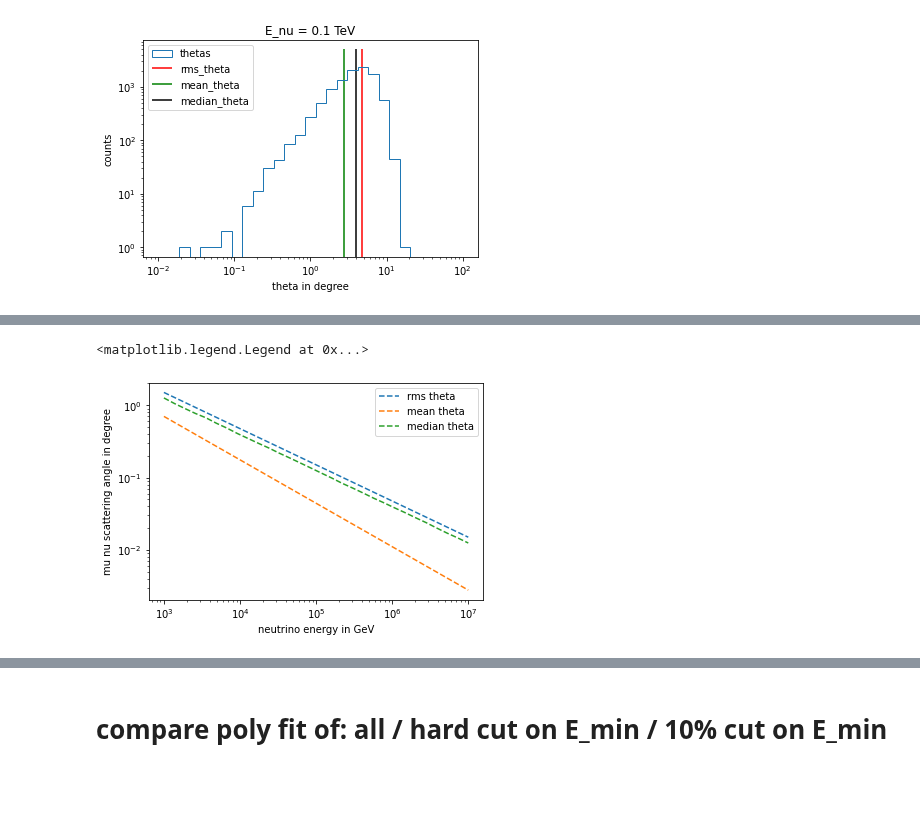
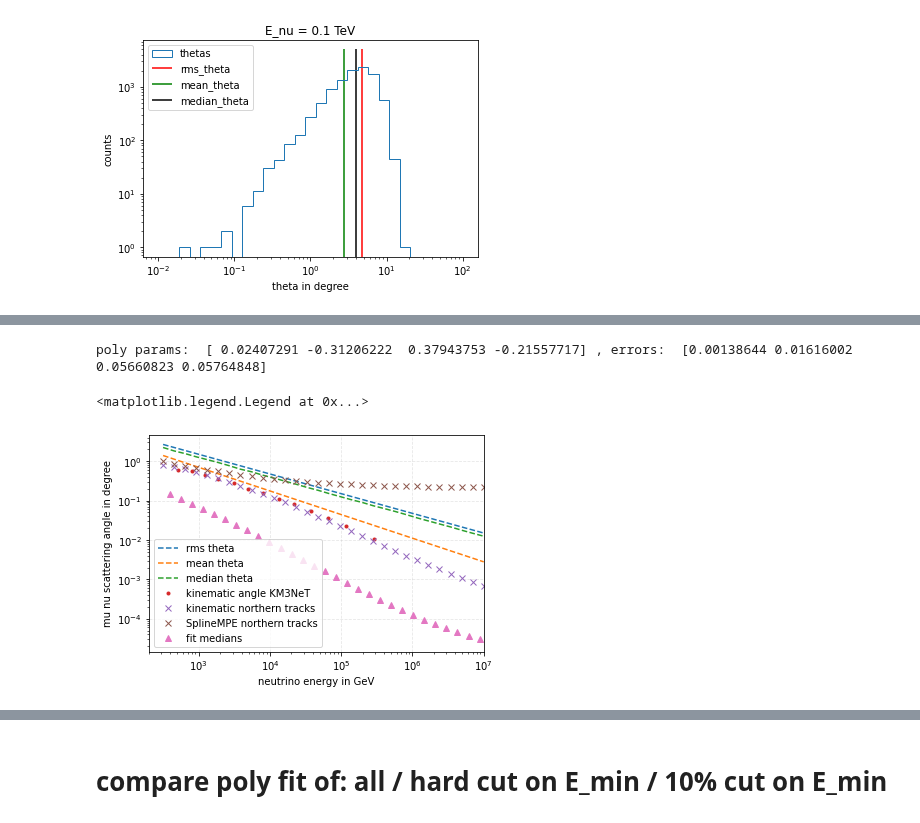
Before and after one commit to pascalgutjahr/muon-deflection-paper, a Jupyter notebook: deflection/total_defl_combined_moliere.ipynb, the cells around one changed output, grey strips where cells are left out. Drawn from its saved outputs; the diff is of its cells as text; code cells hidden in the pictures; blank space fills up the shorter version.

Commit message:
check angular

```diff
--- a/deflection/total_defl_combined_moliere.ipynb
+++ b/deflection/total_defl_combined_moliere.ipynb
@@ -1034,21 +1075,59 @@ Text(0.5, 1.0, 'E_nu = 0.1 TeV')
 # %%
-E_nus = np.logspace(0, 4, 30)
+E_nus = np.logspace(-0.5, 4, 30) # in TeV
 rms_thetas = [get_mu_nu_rms_theta(E_nu) for E_nu in E_nus]
 mean_thetas = [get_mean_theta(E_nu) for E_nu in E_nus]
 median_thetas = []
 n_events = 10000
 for E_nu in tqdm(E_nus):
     thetas = [get_mu_nu_theta(E_nu, rnd_state) for i in range(n_events)]
     median_thetas.append(np.median(thetas))
 
 plt.plot(E_nus*1e3, rms_thetas, '--', label='rms theta')
 plt.plot(E_nus*1e3, mean_thetas, '--', label='mean theta')
 plt.plot(E_nus*1e3, median_thetas, '--', label='median theta')
+
+
+
+# read in kinematic angle from KM3NeT plot
+kinematic_angle = pd.read_csv('data/kinematic_muon_neutrino_angle_KM3NeT.csv', sep=';', decimal=',', names=['E', 'theta'])
+plt.plot(kinematic_angle.E, kinematic_angle.theta, '.', label='kinematic angle KM3NeT')
+
+
+# kinematic angle of northern tracks
+def polyfit(x, a, b, c, d):
+    return a * x**3 + b * x**2 + c * x + d
+params = [ 0.02282598, -0.35627049,  1.04292748, -0.82902074]
+plt.plot(E_nus*1e3, np.power(10, polyfit(np.log10(E_nus*1e3), *params)), 'x', label='kinematic northern tracks')
+
+
+# angular resolution of northern tracks
+def efit(x, a, b, c):
+    return a * np.exp(-b*x) + c
+params = [12.01682177,  1.09292917,  0.21396453]
+plt.plot(E_nus*1e3, efit(np.log10(E_nus*1e3), *params), 'x', label='SplineMPE northern tracks')
+
+
+# polynom fit
+def poly(x, a, b, c, d):
+    return a * x**3 + b * x**2 + c * x + d
+
+# E_i = 10 PeV
+params, cov = curve_fit(poly, np.log10(E_f_10P), np.log10(deflection_median_10P_cut_10))
+errors = np.sqrt(np.diag(cov))
+print('poly params: ', params, ', errors: ', errors)
+# simple rescale from E_muon to E_nu
+plt.plot((E_nus*1e3)/0.8, np.power(10, poly(np.log10(E_nus*1e3), *params)), '^', alpha=1, label='fit medians')
+
+
+
 plt.xlabel('neutrino energy in GeV')
 plt.ylabel('mu nu scattering angle in degree')
 plt.xscale('log')
 plt.yscale('log')
+plt.xlim(2e2, 1e7)
+plt.grid(linestyle='--', alpha=0.3)
 plt.legend()
 # %% [output]
-<matplotlib.legend.Legend at 0x...>
+poly params:  [ 0.02407291 -0.31206222  0.37943753 -0.21557717] , errors:  [0.00138644 0.01616002 0.05660823 0.05764848]
+<matplotlib.legend.Legend at 0x...>
-[figure, old version]
+[figure, new version]
```
Also changed, not shown: parts of 7 cells of this notebook.
